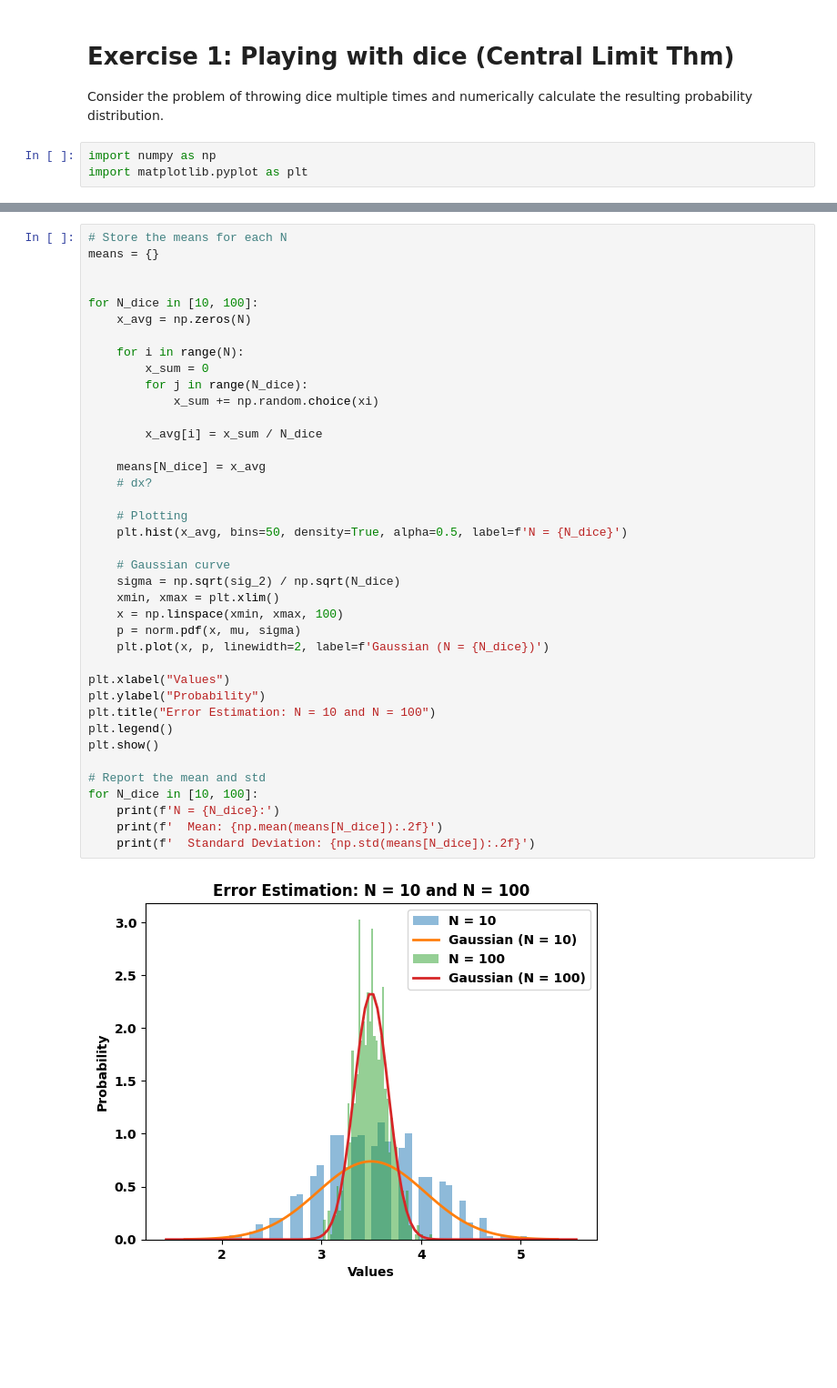
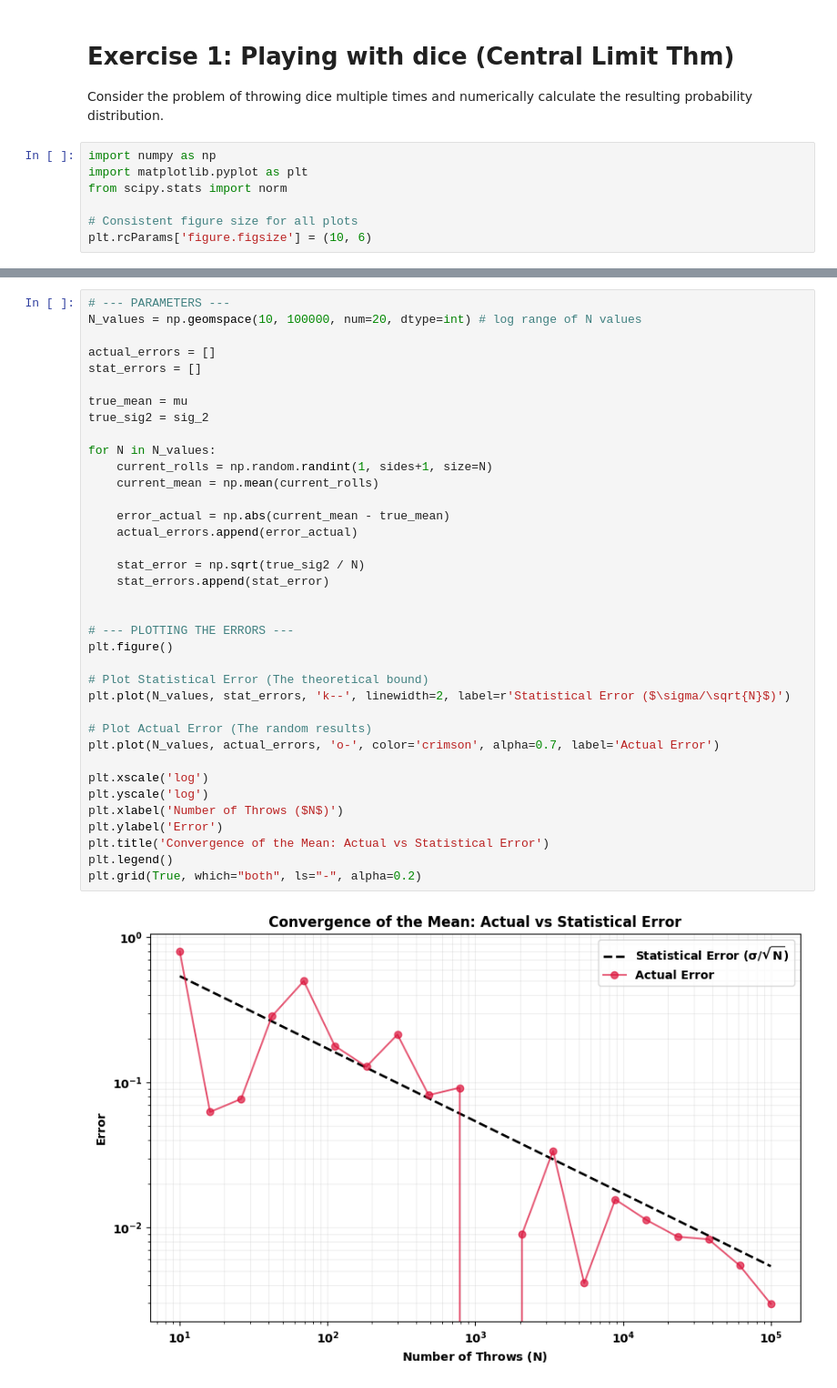
Before and after one commit to jmarquezol/QuantumMaster, a Jupyter notebook: QMC/QMCExercise1.ipynb, the cells around one changed output, grey strips where cells are left out. Shown at 91% size. Drawn from its saved outputs; the diff is of its cells as text; blank space fills up the shorter version.

```diff
--- a/QMC/QMCExercise1.ipynb
+++ b/QMC/QMCExercise1.ipynb
@@ -4,4 +4,8 @@ Consider the problem of throwing dice multiple times and numerically calculate t
 # %%
 import numpy as np
 import matplotlib.pyplot as plt
+from scipy.stats import norm
+
+# Consistent figure size for all plots
+plt.rcParams['figure.figsize'] = (10, 6)
 # %% [markdown]
@@ -157,41 +154,39 @@ Report the obtained numbers.
 # %%
-# Store the means for each N
-means = {}
+# --- PARAMETERS ---
+N_values = np.geomspace(10, 100000, num=20, dtype=int) # log range of N values
+
+actual_errors = []
+stat_errors = []
+
+true_mean = mu
+true_sig2 = sig_2
+
+for N in N_values:
+    current_rolls = np.random.randint(1, sides+1, size=N)
+    current_mean = np.mean(current_rolls)
+
+    error_actual = np.abs(current_mean - true_mean)
+    actual_errors.append(error_actual)
+
+    stat_error = np.sqrt(true_sig2 / N)
+    stat_errors.append(stat_error)
 
 
-for N_dice in [10, 100]:
-    x_avg = np.zeros(N)
+# --- PLOTTING THE ERRORS ---
+plt.figure()
 
-    for i in range(N):
-        x_sum = 0
-        for j in range(N_dice):
-            x_sum += np.random.choice(xi)
+# Plot Statistical Error (The theoretical bound)
+plt.plot(N_values, stat_errors, 'k--', linewidth=2, label=r'Statistical Error ($\sigma/\sqrt{N}$)')
 
-        x_avg[i] = x_sum / N_dice
+# Plot Actual Error (The random results)
+plt.plot(N_values, actual_errors, 'o-', color='crimson', alpha=0.7, label='Actual Error')
 
-    means[N_dice] = x_avg
-    # dx?
-
-    # Plotting
-    plt.hist(x_avg, bins=50, density=True, alpha=0.5, label=f'N = {N_dice}')
-
-    # Gaussian curve
-    sigma = np.sqrt(sig_2) / np.sqrt(N_dice)
-    xmin, xmax = plt.xlim()
-    x = np.linspace(xmin, xmax, 100)
-    p = norm.pdf(x, mu, sigma)
-    plt.plot(x, p, linewidth=2, label=f'Gaussian (N = {N_dice})')
-
-plt.xlabel("Values")
-plt.ylabel("Probability")
-plt.title("Error Estimation: N = 10 and N = 100")
+plt.xscale('log')
+plt.yscale('log')
+plt.xlabel('Number of Throws ($N$)')
+plt.ylabel('Error')
+plt.title('Convergence of the Mean: Actual vs Statistical Error')
 plt.legend()
-plt.show()
-
-# Report the mean and std
-for N_dice in [10, 100]:
-    print(f'N = {N_dice}:')
-    print(f'  Mean: {np.mean(means[N_dice]):.2f}')
-    print(f'  Standard Deviation: {np.std(means[N_dice]):.2f}')
+plt.grid(True, which="both", ls="-", alpha=0.2)
 # %% [output]
-[figure, old version]
+[figure, new version]
```
Also changed, not shown: parts of 11 cells of this notebook, 34 other files.
